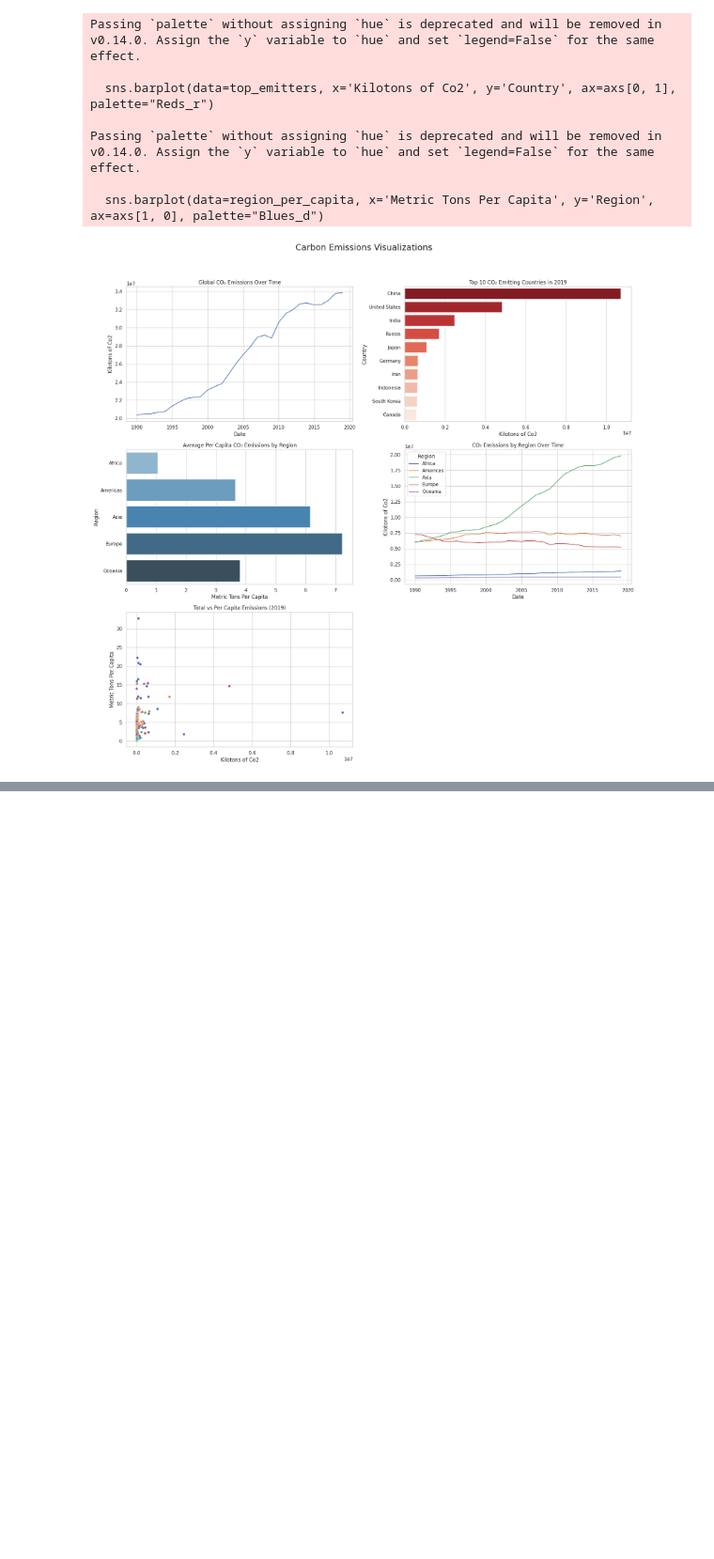
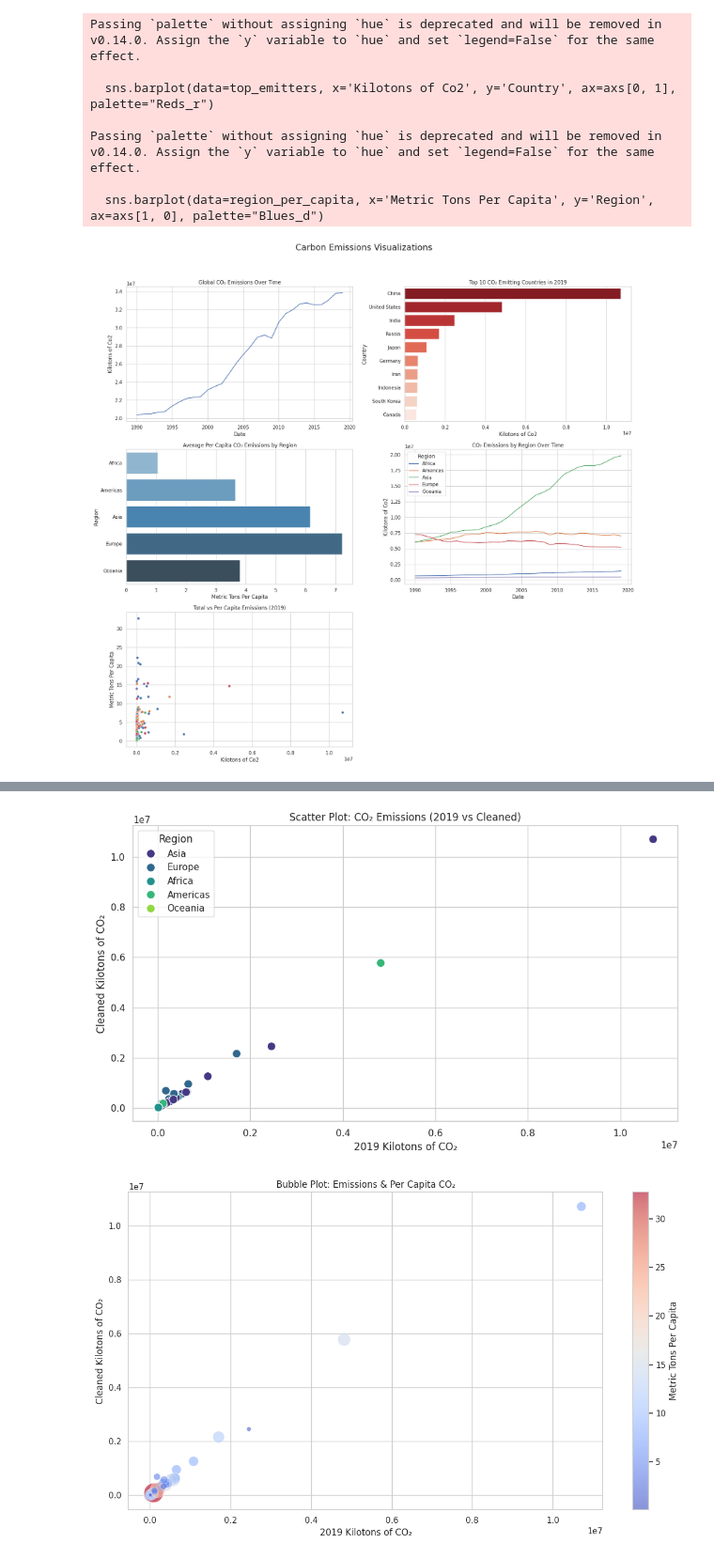
Before and after one commit to RodaMuthoni/CO-Emissions-Estimator, a Jupyter notebook: visualizations.ipynb, the cells around one changed output, grey strips where cells are left out. Shown at 94% size. Saved outputs shown, nothing was run; the diff lists cells and outputs as text; code cells hidden in the pictures; blank space fills up the shorter version.

```diff
--- a/visualizations.ipynb
+++ b/visualizations.ipynb
@@ -107,0 +180,78 @@ Passing `palette` without assigning `hue` is deprecated and will be removed in v
+# %%
+# --- Setup ---
+import pandas as pd
+import matplotlib.pyplot as plt
+import seaborn as sns
+import plotly.express as px
+
+# Optional: install plotly if not already
+!pip install --quiet plotly
+
+# --- Load your datasets ---
+df_original = pd.read_csv('/content/Carbon_(CO2)_Emissions_by_Country.csv')
+df_cleaned = pd.read_csv('/content/cleaned_carbon_emissions.csv')
+
+# --- Filter and merge ---
+df_2019 = df_original[df_original['Date'].str.contains('2019', na=False)].copy()
+df_cleaned_unique = df_cleaned.drop_duplicates(subset='Country')
+merged_df = pd.merge(df_2019, df_cleaned_unique, on='Country', suffixes=('_2019', '_cleaned'))
+
+# --- Handle missing values if any ---
+merged_df.dropna(subset=['Kilotons of Co2_2019', 'Kilotons of Co2_cleaned'], inplace=True)
+
+# --- Plot 1: Scatter Plot ---
+plt.figure(figsize=(10, 6))
+sns.scatterplot(
+    data=merged_df,
+    x='Kilotons of Co2_2019',
+    y='Kilotons of Co2_cleaned',
+    hue='Region' if 'Region' in merged_df.columns else None,
+    s=100,
+    palette='viridis'
+)
+plt.title('Scatter Plot: CO₂ Emissions (2019 vs Cleaned)')
+plt.xlabel('2019 Kilotons of CO₂')
+plt.ylabel('Cleaned Kilotons of CO₂')
+plt.grid(True)
+plt.tight_layout()
+plt.show()
+
+# --- Plot 2: Bubble Plot ---
+plt.figure(figsize=(12, 7))
+bubble = plt.scatter(
+    merged_df['Kilotons of Co2_2019'],
+    merged_df['Kilotons of Co2_cleaned'],
+    s=merged_df['Metric Tons Per Capita'] * 20,
+    c=merged_df['Metric Tons Per Capita'],
+    cmap='coolwarm',
+    alpha=0.6,
+    edgecolors='w',
+    linewidths=0.5
+)
+plt.colorbar(label='Metric Tons Per Capita')
+plt.xlabel('2019 Kilotons of CO₂')
+plt.ylabel('Cleaned Kilotons of CO₂')
+plt.title('Bubble Plot: Emissions & Per Capita CO₂')
+plt.grid(True)
+plt.tight_layout()
+plt.show()
+
+# --- Plot 3: Plotly Interactive Scatter ---
+fig = px.scatter(
+    merged_df,
+    x='Kilotons of Co2_2019',
+    y='Kilotons of Co2_cleaned',
+    size='Metric Tons Per Capita',
+    color='Region' if 'Region' in merged_df.columns else None,
+    hover_name='Country',
+    size_max=40,
+    title='Interactive CO₂ Emissions Comparison (2019 vs Cleaned)',
+    labels={
+        'Kilotons of Co2_2019': '2019 Emissions (kt)',
+        'Kilotons of Co2_cleaned': 'Cleaned Emissions (kt)'
+    }
+)
+fig.show()
+# %% [output]
+[figure, added]
+[figure, added]
```
Also changed, not shown: parts of 3 cells of this notebook.
